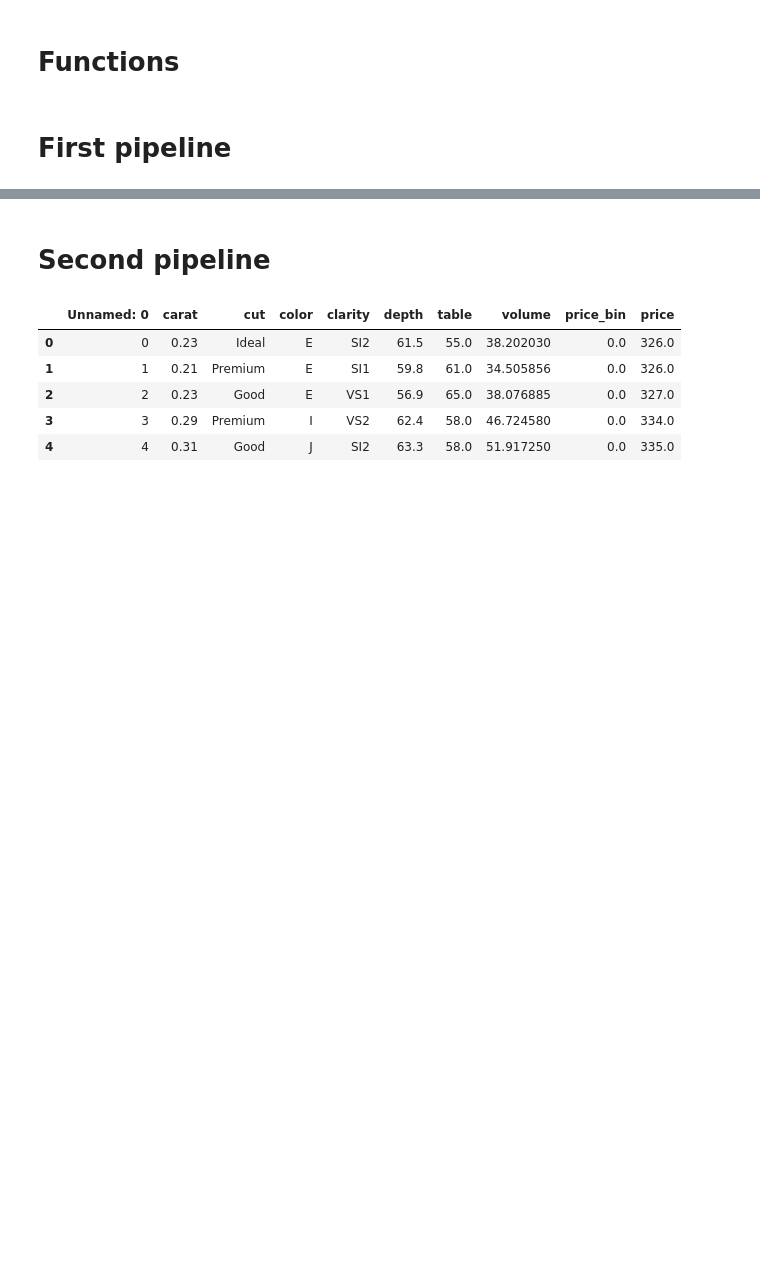
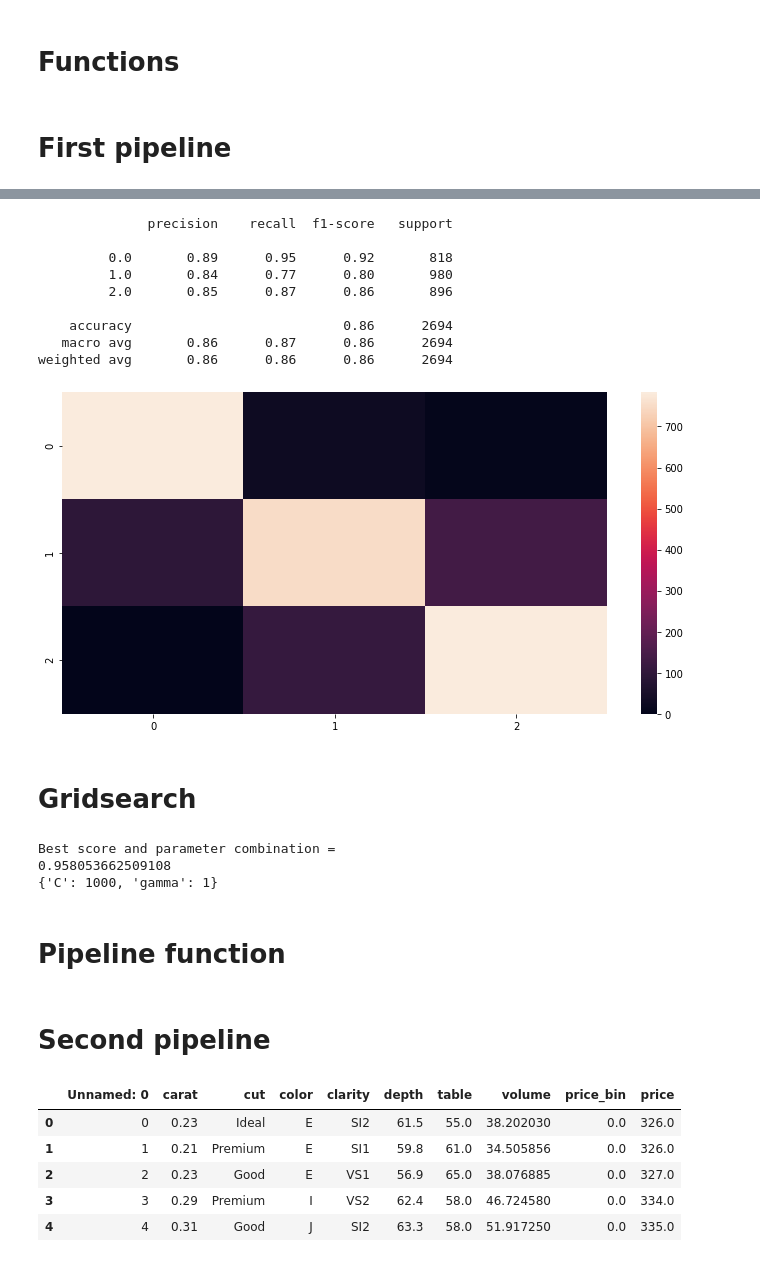
Before and after one commit to ArielJosephCohen/diamonds, a Jupyter notebook: pipeline_model.ipynb, the cells around one changed output, grey strips where cells are left out. Drawn from its saved outputs; the diff is of its cells as text; code cells hidden in the pictures; blank space fills up the shorter version.

```diff
--- a/pipeline_model.ipynb
+++ b/pipeline_model.ipynb
@@ -126,0 +168,6 @@ pipe_basic.fit()
+# %%
+balance_df = upsample_classes(pd.concat([X,y],axis=1),'price_bin')
+Xb = balance_df.drop(['price_bin'],axis=1)
+yb = balance_df.price_bin
+# %%
+X_train, X_test, y_train, y_test = train_test_split(Xb,yb)
@@ -126,0 +176,2 @@ pipe_basic.fit()
+# %%
+pipe_basic_lab.fit(X_train,y_train)
@@ -126,0 +186,42 @@ pipe_basic.fit()
+# %%
+p = pipe_basic_lab.predict(X_test)
+# %%
+print(classification_report(p,y_test))
+
+plt.figure(figsize=(10,5))
+sns.heatmap(confusion_matrix(p,y_test))
+plt.tight_layout()
+plt.show()
+# %% [output]
+              precision    recall  f1-score   support
+
+         0.0       0.89      0.95      0.92       818
+         1.0       0.84      0.77      0.80       980
+         2.0       0.85      0.87      0.86       896
+
+    accuracy                           0.86      2694
+   macro avg       0.86      0.87      0.86      2694
+weighted avg       0.86      0.86      0.86      2694
+[figure, added]
+# %% [markdown]
+# Gridsearch
+# %%
+start=dt.datetime.now()
+
+parameters = {'C': [0.1, 1, 10, 100, 1000],  'gamma': [1, 0.1, 0.01, 0.001, 0.0001]}
+
+CV = GridSearchCV(svm, parameters,refit = True, verbose = 0)
+CV.fit(X_train.select_dtypes(exclude='O'), y_train)
+
+print('Best score and parameter combination')
+
+print(CV.best_score_)
+print(CV.best_params_)
+
+print('Elapsed time: ',str(dt.datetime.now()-start))
+# %% [output]
+Best score and parameter combination =
+0.958053662509108
+{'C': 1000, 'gamma': 1}
+# %% [markdown]
+# Pipeline function
```
Also changed, not shown: parts of 16 cells of this notebook.
